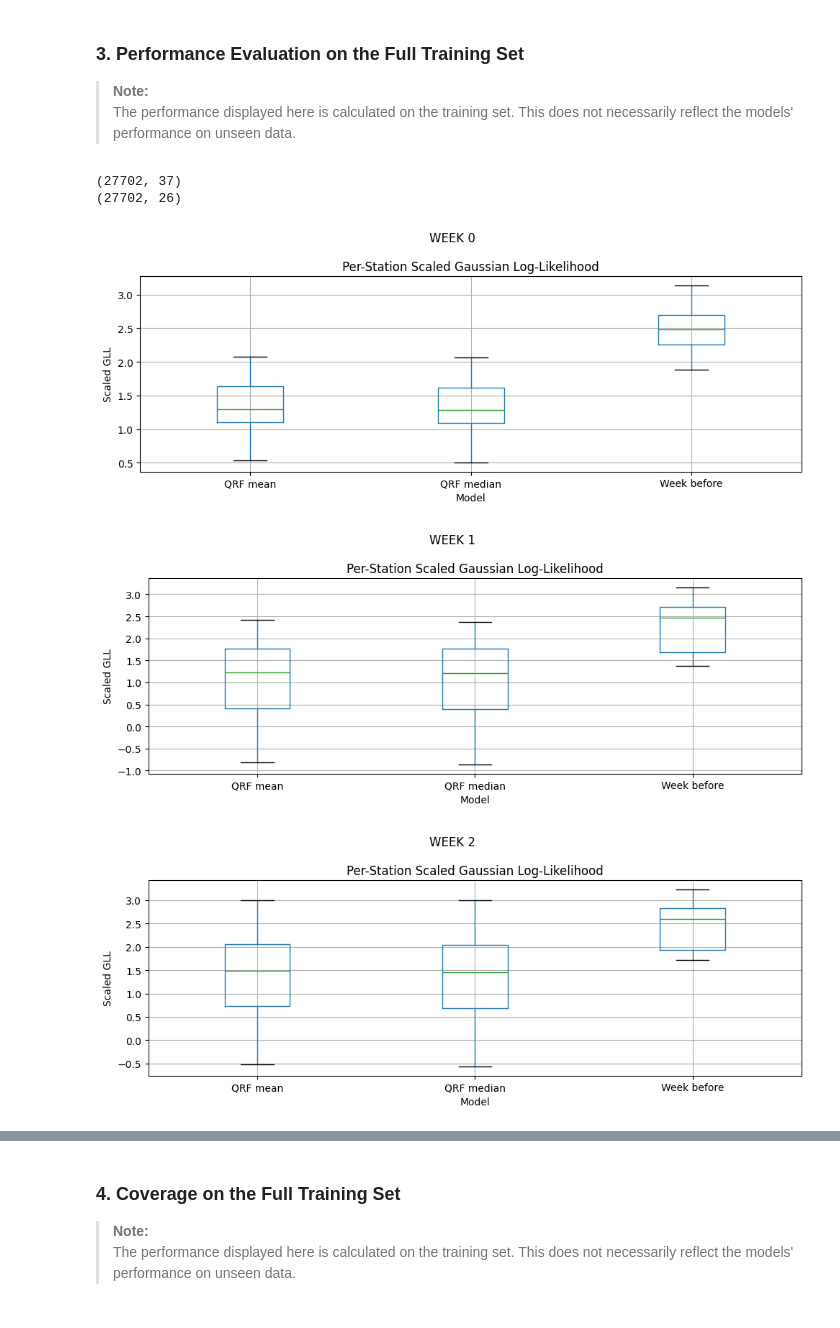
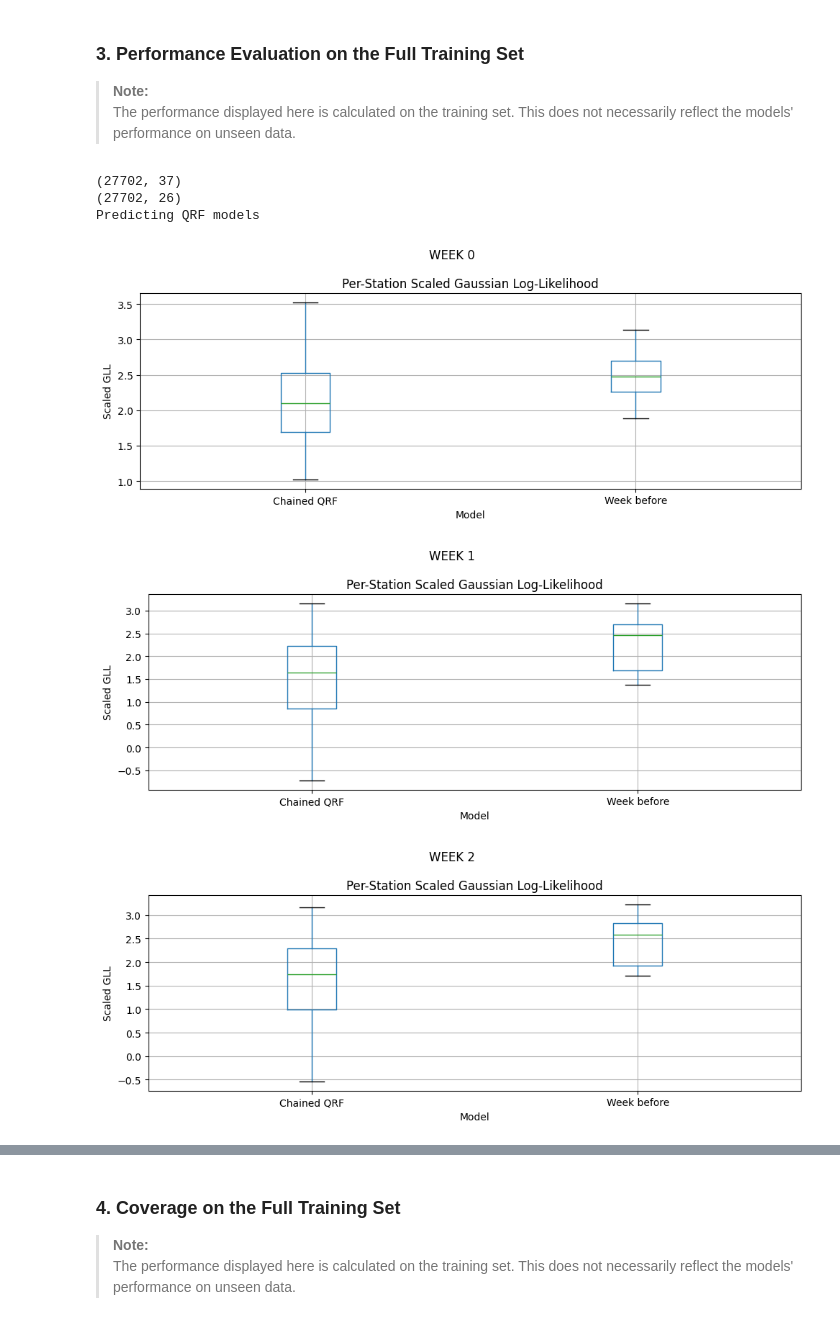
Before and after one commit to lucas066001/WaterScarcity.Hackathon, a Jupyter notebook: src/notebooks/01 Training and submission/01.1 - Lucas' Modelisation.ipynb, the cells around one changed output, grey strips where cells are left out. Saved outputs shown, nothing was run; the diff lists cells and outputs as text; code cells hidden in the pictures.

Commit message:
feat: Adding chained models HP optim

```diff
--- a/src/notebooks/01 Training and submission/01.1 - Lucas' Modelisation.ipynb
+++ b/src/notebooks/01 Training and submission/01.1 - Lucas' Modelisation.ipynb
@@ -78,8 +78,8 @@ NUMBER_OF_WEEK = 4
 FINAL_MODELS = [
                 # "qrf_bagging",
                 # "qrf_voting",
-                "qrf",
-                # "chained_qrf",
+                # "qrf",
+                "chained_qrf",
                 # "xgb_qrf",
                 # "gbr",
                 # "gpr"
@@ -282,13 +264,13 @@ qrf
 if "chained_qrf" in FINAL_MODELS:
 
     class ChainedQrfModel:
-        def __init__(self, qrf_params: dict, quantiles: list = [], number_of_weeks: int = 4):
+        def __init__(self, qrf_params: dict, qrf_features: dict, number_of_weeks: int = 4):
             self.qrf_params = qrf_params
-            self.quantiles = quantiles
+            self.qrf_features = qrf_features
             self.number_of_weeks = number_of_weeks
             self.models = {}
             for i in range(self.number_of_weeks):
-                self.models[i] = RandomForestQuantileRegressor(**self.qrf_params)
+                self.models[i] = RandomForestQuantileRegressor(**self.qrf_params[i])
 
         def fit(self, X, y):
             print("Fitting QRF models")
@@ -297,10 +279,10 @@ if "chained_qrf" in FINAL_MODELS:
                 print(f"Fitting week {i}")
                 if i == 0:
                     X_incremental[i] = X.copy(deep=True)
-                    self.models[i].fit(X_incremental[i], y[i])
+                    self.models[i].fit(X_incremental[i][self.qrf_features[i]], y[i])
                 else:
                     # Use the previous week's predictions as features
-                    y_pred = self.models[i - 1].predict(X_incremental[i - 1], quantiles=[0.5])
+                    y_pred = self.models[i - 1].predict(X_incremental[i - 1][self.qrf_features[i - 1]], quantiles=[0.5])
                     y_pred = np.reshape(y_pred, (-1, 1))
 
                     X_incremental[i] = X_incremental[i - 1].copy(deep=True)
@@ -316,16 +298,16 @@ if "chained_qrf" in FINAL_MODELS:
                                 X_incremental[i][f"week_{i}_pred"] - X_incremental[i][f"week_{i-1}_pred"]
                             ) / X_incremental[i][f"week_{i-1}_pred"].replace(0, np.nan)
 
-                    self.models[i].fit(X_incremental[i], y[i])
+                    self.models[i].fit(X_incremental[i][self.qrf_features[i]], y[i])
 
-        def predict(self, X):
+        def predict(self, X, quantiles=[0.05,0.5,0.95]):
             print("Predicting QRF models")
             predictions = {}
             X_incremental = {}
             for i in range(self.number_of_weeks):
                 if i == 0:
                     X_incremental[i] = X.copy(deep=True)
-                    predictions[i] = self.models[i].predict(X_incremental[i], quantiles=self.quantiles)
+                    predictions[i] = self.models[i].predict(X_incremental[i][self.qrf_features[i]], quantiles=quantiles)
                 else:
                     # Use the previous week's predictions as features
                     y_pred = predictions[i - 1][:,1]
@@ -342,6 +324,6 @@ if "chained_qrf" in FINAL_MODELS:
                                 X_incremental[i][f"week_{i}_pred"] - X_incremental[i][f"week_{i-1}_pred"]
                             ) / X_incremental[i][f"week_{i-1}_pred"].replace(0, np.nan)
 
-                    predictions[i] = self.models[i].predict(X_incremental[i], quantiles=self.quantiles)
+                    predictions[i] = self.models[i].predict(X_incremental[i][self.qrf_features[i]], quantiles=quantiles)
 
             return predictions
@@ -350,26 +556,9 @@ X_train_qrf = X_train.drop(columns=["station_code"])
 
 if "chained_qrf" in FINAL_MODELS:
     print("Training Chained QRF")
-    qrf_params = {
-        'n_estimators': 35,
-        'min_samples_split': 9,
-        'min_samples_leaf': 25,
-        'max_features': None,
-        'max_depth': 50,
-        'bootstrap': True,
-        'random_state': SEED
-    }
-    # qrf_params = {
-    #     'n_estimators': 135,
-    #     'min_samples_split': 27,
-    #     'min_samples_leaf': 27,
-    #     'max_features': None,
-    #     'max_depth': 30,
-    #     'bootstrap': True,
-    #     'random_state': SEED
-    # }
+
     quantiles = [0.05, 0.5, 0.95]
-    chained_qrf = ChainedQrfModel(qrf_params=qrf_params, quantiles=quantiles, number_of_weeks=NUMBER_OF_WEEK)
+    chained_qrf = ChainedQrfModel(qrf_params=qrf_params, qrf_features=qrf_features, number_of_weeks=NUMBER_OF_WEEK)
     chained_qrf.fit(X_train_qrf, y_train)
 
     time = pd.Timestamp.now().strftime("%Y-%m-%d_%H-%M-%S")
@@ -650,7 +887,7 @@ else:
 predictions = []
 
 if "chained_qrf" in FINAL_MODELS:
-    y_preds_chained_qrf = chained_qrf.predict(X_train_eval)
+    y_preds_chained_qrf = chained_qrf.predict(X_train_eval, quantiles=[0,0.5, 1])
 
     for i in range(NUMBER_OF_WEEK):
         y_pis_qrf = np.stack([y_preds_chained_qrf[i][:,0], y_preds_chained_qrf[i][:,2]], axis=1)
@@ -727,33 +964,34 @@ for i in range(NUMBER_OF_WEEK):
             axis=1,
         )
 
         predictions.append(
             {
                 "model": "XGB-QRF",
                 "prediction": y_pred_xgb_qrf[:, 1],
                 "dataset": "train",
                 "stations": y_train_stations,
                 "prediction_interval": y_interval_xgb_qrf,
             }
         )
     if "gbr" in FINAL_MODELS:
         X_train_gbr = X_train.drop(columns=["station_code"])
         y_pred_qrf = gbr[i]["median"].predict(X_train_eval)
         y_pis_qrf = np.stack([gbr[i]["lower"].predict(X_train_eval), gbr[i]["upper"].predict(X_train_eval)], axis=1)
         predictions.append({"model": "GBR",
                             "prediction": y_pred_qrf,
                             "dataset":"train",
                             "stations": y_train_stations,
                             "prediction_interval": y_pis_qrf})
     compare_models_per_station(
         y_train[i].values,
         predictions,
         y_train_stations,
         column_to_display="log_likelihood" ,
         title = f"WEEK {i}")
 # %% [output]
 (27702, 37)
 (27702, 26)
+Predicting QRF models
-[figure, old version]
+[figure, new version]
-[figure, old version]
+[figure, new version]
-[figure, old version]
+[figure, new version]
```
Also changed, not shown: parts of 9 cells of this notebook, 5 other files.
